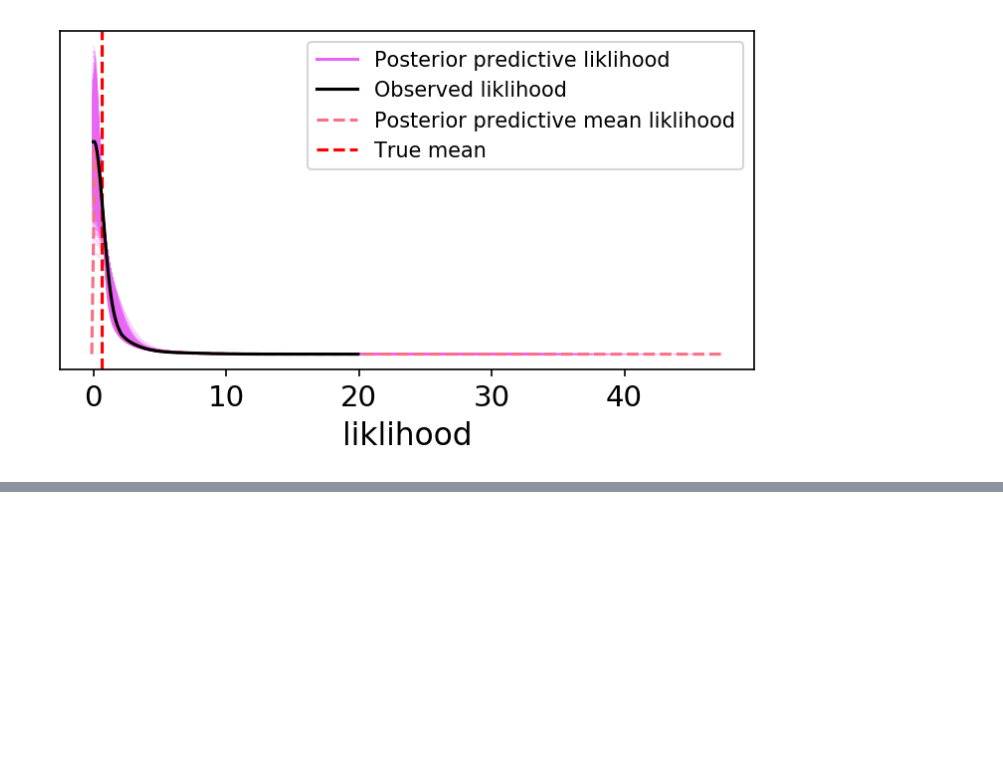
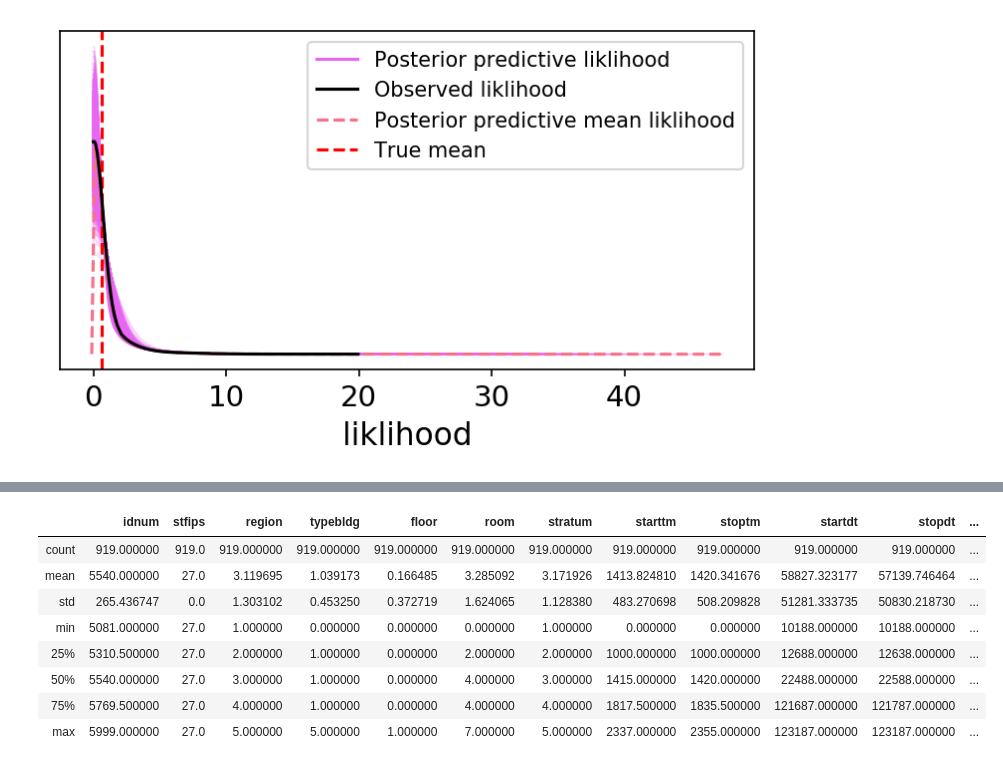
Before and after one commit to mviz/publish_rate_analysis, a Jupyter notebook: proof_of_concept_analysis.ipynb, the cells around one changed output, grey strips where cells are left out. Cells and saved outputs as stored; diff of their text form; code cells hidden in the pictures; blank space fills up the shorter version.

```diff
--- a/proof_of_concept_analysis.ipynb
+++ b/proof_of_concept_analysis.ipynb
@@ -132,0 +164,6 @@ ax.legend(fontsize=10);
+# %%
+# Obtain county level predictor: uranium, by combining stfips and cntyfips?
+srrs_mn["fips"] = srrs_mn.stfips * 1000 + srrs_mn.cntyfips
+cty = pd.read_csv(pm.get_data("cty.dat"))
+cty_mn = cty[cty.st == "MN"].copy()
+cty_mn["fips"] = 1000 * cty_mn.stfips + cty_mn.ctfips
@@ -132,0 +179,19 @@ ax.legend(fontsize=10);
+# %%
+# Combine home level and conty level info into one df
+srrs_mn = srrs_mn.merge(cty_mn[["fips", "Uppm"]], on="fips")
+srrs_mn = srrs_mn.drop_duplicates(subset="idnum")
+u = np.log(srrs_mn.Uppm).unique()
+
+n = len(srrs_mn)
+# %%
+srrs_mn.describe()
+# %% [output]
+|  | idnum | stfips | region | typebldg | floor | room | stratum | starttm | stoptm | startdt | stopdt | ... |
+| count | 919.000000 | 919.0 | 919.000000 | 919.000000 | 919.000000 | 919.000000 | 919.000000 | 919.000000 | 919.000000 | 919.000000 | 919.000000 | ... |
+| mean | 5540.000000 | 27.0 | 3.119695 | 1.039173 | 0.166485 | 3.285092 | 3.171926 | 1413.824810 | 1420.341676 | 58827.323177 | 57139.746464 | ... |
+| std | 265.436747 | 0.0 | 1.303102 | 0.453250 | 0.372719 | 1.624065 | 1.128380 | 483.270698 | 508.209828 | 51281.333735 | 50830.218730 | ... |
+| min | 5081.000000 | 27.0 | 1.000000 | 0.000000 | 0.000000 | 0.000000 | 1.000000 | 0.000000 | 0.000000 | 10188.000000 | 10188.000000 | ... |
+| 25% | 5310.500000 | 27.0 | 2.000000 | 1.000000 | 0.000000 | 2.000000 | 2.000000 | 1000.000000 | 1000.000000 | 12688.000000 | 12638.000000 | ... |
+| 50% | 5540.000000 | 27.0 | 3.000000 | 1.000000 | 0.000000 | 4.000000 | 3.000000 | 1415.000000 | 1420.000000 | 22488.000000 | 22588.000000 | ... |
+| 75% | 5769.500000 | 27.0 | 4.000000 | 1.000000 | 0.000000 | 4.000000 | 4.000000 | 1817.500000 | 1835.500000 | 121687.000000 | 121787.000000 | ... |
+| max | 5999.000000 | 27.0 | 5.000000 | 5.000000 | 1.000000 | 7.000000 | 5.000000 | 2337.000000 | 2355.000000 | 123187.000000 | 123187.000000 | ... |
```
Also changed, not shown: parts of 15 cells of this notebook, 1 other file.
